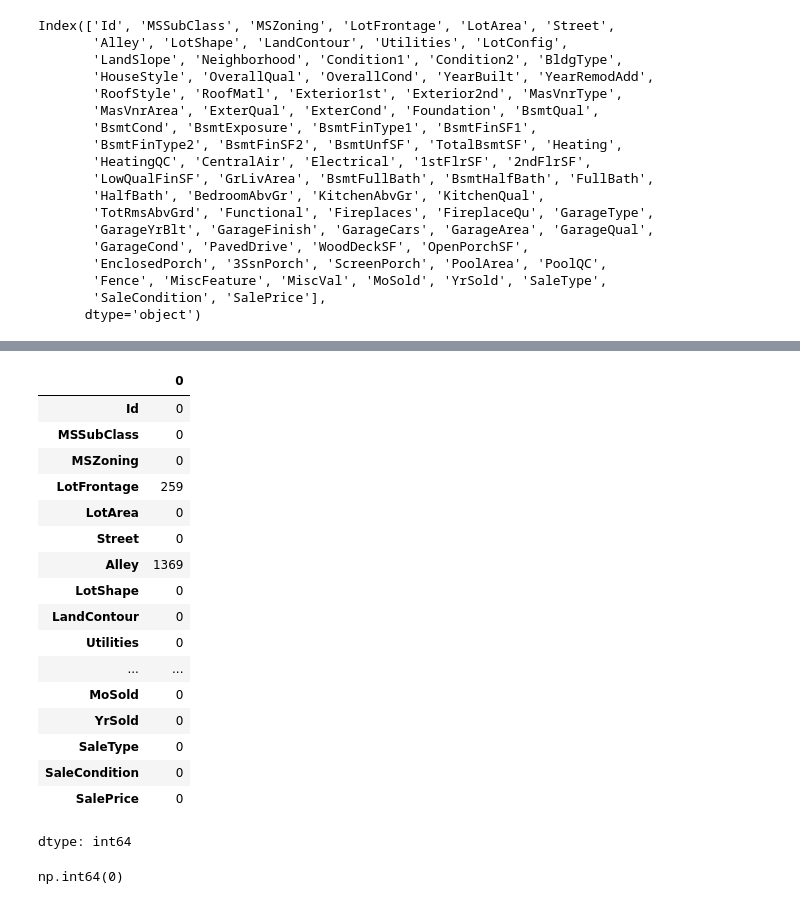
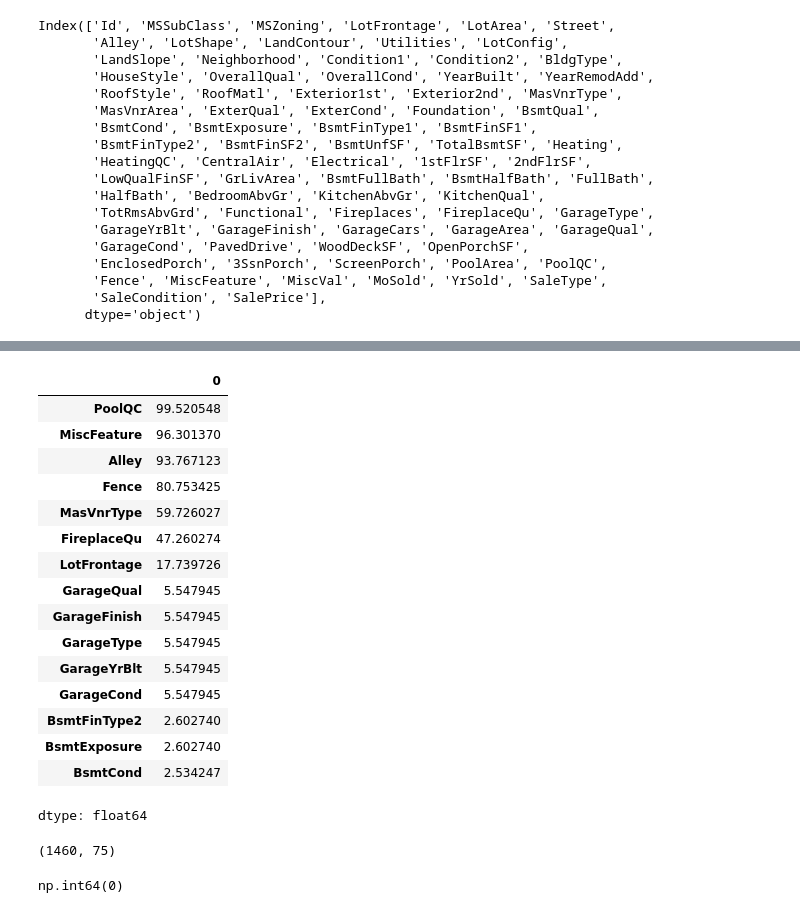
Before and after one commit to amanusmani3sep-bit/House_prediction, a Jupyter notebook: house_prediction.ipynb, the cells around one changed output, grey strips where cells are left out. Cells and saved outputs as stored; diff of their text form; code cells hidden in the pictures.

```diff
--- a/house_prediction.ipynb
+++ b/house_prediction.ipynb
@@ -46,23 +48,22 @@ df.sample(5)
 # %%
 df.info()
-# %%
-df.isnull().sum()
-# %% [output]
-|  | 0 |
-| Id | 0 |
-| MSSubClass | 0 |
-| MSZoning | 0 |
-| LotFrontage | 259 |
-| LotArea | 0 |
-| Street | 0 |
-| Alley | 1369 |
-| LotShape | 0 |
-| LandContour | 0 |
-| Utilities | 0 |
-| ... | ... |
-| MoSold | 0 |
-| YrSold | 0 |
-| SaleType | 0 |
-| SaleCondition | 0 |
-| SalePrice | 0 |
-dtype: int64
+# %%
+(df.isnull().mean()*100).sort_values(ascending=False).head(15)
+# %% [output]
+|  | 0 |
+| PoolQC | 99.520548 |
+| MiscFeature | 96.301370 |
+| Alley | 93.767123 |
+| Fence | 80.753425 |
+| MasVnrType | 59.726027 |
+| FireplaceQu | 47.260274 |
+| LotFrontage | 17.739726 |
+| GarageQual | 5.547945 |
+| GarageFinish | 5.547945 |
+| GarageType | 5.547945 |
+| GarageYrBlt | 5.547945 |
+| GarageCond | 5.547945 |
+| BsmtFinType2 | 2.602740 |
+| BsmtExposure | 2.602740 |
+| BsmtCond | 2.534247 |
+dtype: float64
@@ -69,3 +72,7 @@ dtype: int64
+# %%
+df.shape
+# %% [output]
+(1460, 75)
 # %%
 df.duplicated().sum()
 # %% [output]
```
Also changed, not shown: parts of 41 cells of this notebook.
